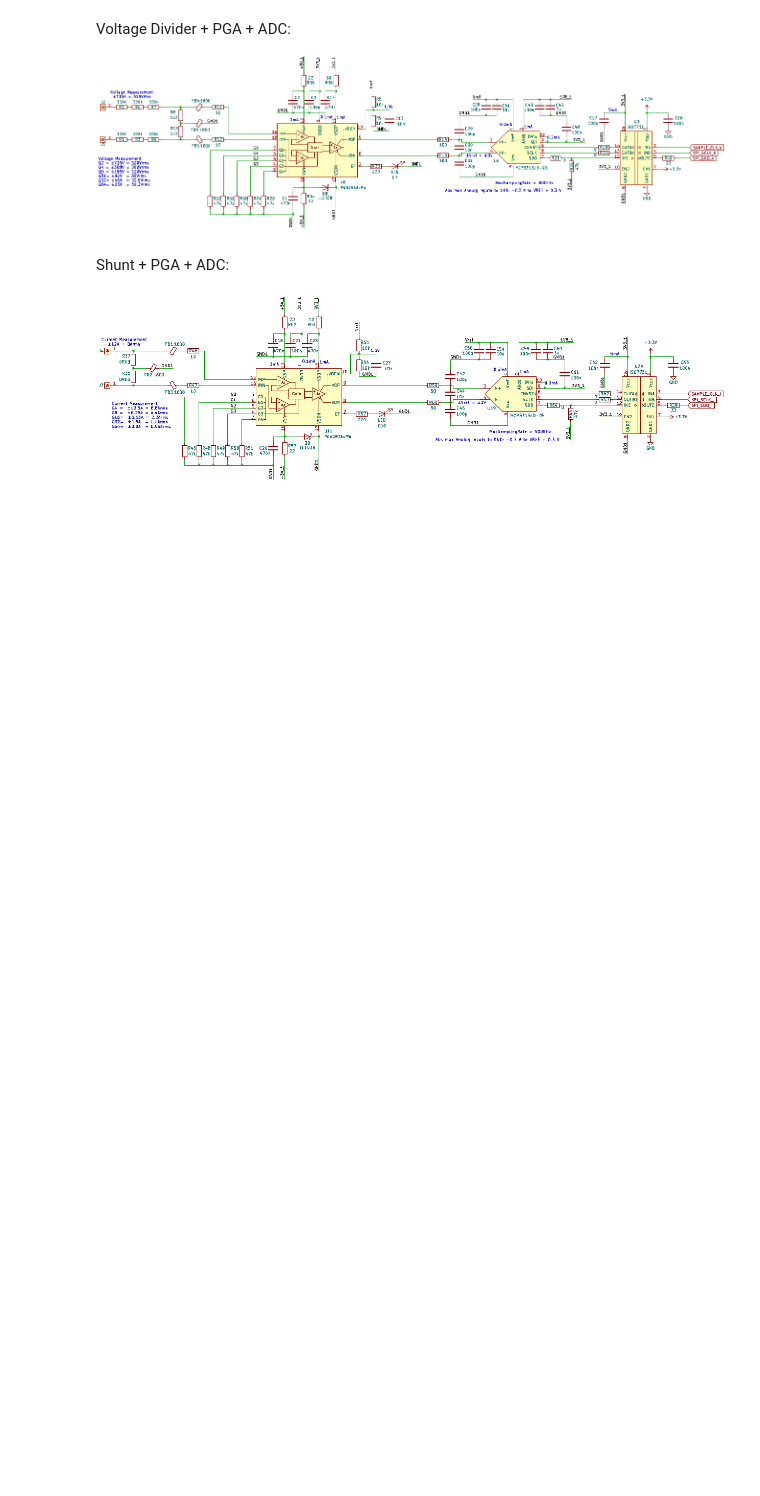
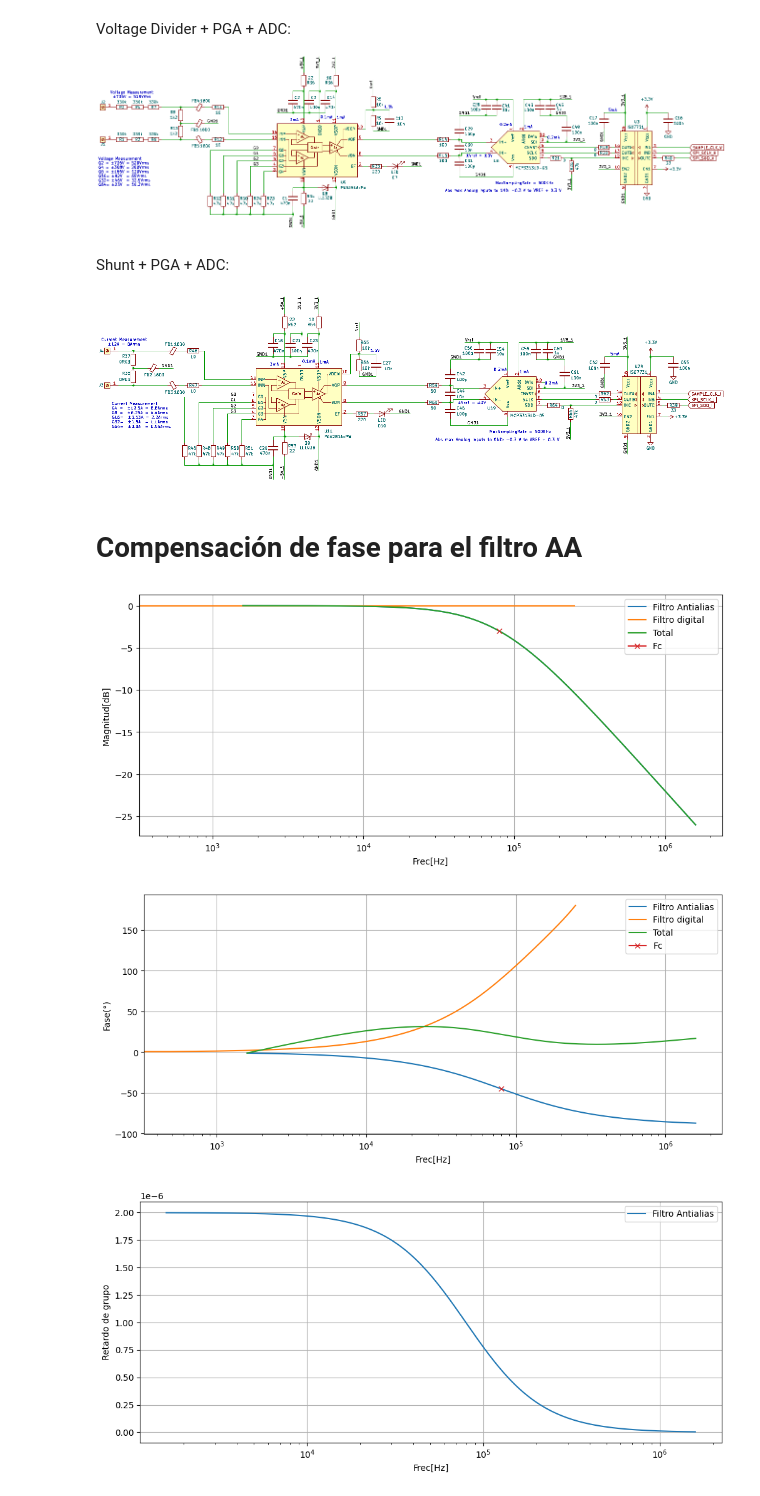
Before and after one commit to Pedroni345/TP4-ASSD-Python-GUI, a Jupyter notebook: PA.ipynb, the cells around one changed output. Saved outputs shown, nothing was run; the diff lists cells and outputs as text; code cells hidden in the pictures; blank space fills up the shorter version.

Commit message:
Added group delay compensation filter

```diff
--- a/PA.ipynb
+++ b/PA.ipynb
@@ -383,3 +383,74 @@ Shunt + PGA + ADC:
 
 
 ![image.png](embedded-picture-1)
+# %% [markdown]
+# Compensación de fase para el filtro AA
+# %%
+import numpy as np
+import matplotlib.pyplot as plt
+import scipy.signal as sp
+
+R = 100
+C = 20e-9
+fs = 500e3
+
+w0 = 1/(R*C)
+w, H_FAA = sp.freqs([1], [1/w0, 1])
+H_FAA_dB = 20*np.log10(np.abs(H_FAA))
+H_FAA_ph = np.degrees(np.angle(H_FAA))
+# Using the analytical derivative of the phase
+analog_group_delay = (1 / w0) / (1 + (w / w0)**2)
+
+# Compensador de fase como filtro digital:
+f0 = w0/(2*np.pi)
+alpha = (np.tan((np.pi*f0)/fs)-1)/(np.tan((np.pi*f0)/fs)+1)
+a = [alpha, 1.0]
+b = [1.0, alpha]
+f_z, H_COMP = sp.freqz(b, a, fs=fs)
+H_COMP_dB = 20*np.log10(np.abs(H_COMP))
+H_COMP_ph = np.degrees(np.angle(H_COMP))
+
+H_CASC = H_FAA*H_COMP[:200]
+H_CASC_dB = 20*np.log10(np.abs(H_CASC))
+H_CASC_ph = np.degrees(np.angle(H_CASC))
+
+
+plt.figure(figsize=(12,5))
+plt.plot(w/(2*np.pi), H_FAA_dB, label="Filtro Antialias")
+plt.plot(f_z, H_COMP_dB, label="Filtro digital")
+plt.plot(w/(2*np.pi), H_CASC_dB, label="Total")
+plt.plot([w0/(2*np.pi)], [-3], label="Fc", marker="x")
+plt.xlabel("Frec[Hz]")
+plt.ylabel("Magnitud[dB]")
+plt.xscale("log")
+plt.grid(True)
+plt.legend()
+plt.show()
+
+plt.figure(figsize=(12,5))
+plt.plot(w/(2*np.pi), H_FAA_ph, label="Filtro Antialias")
+plt.plot(f_z, H_COMP_ph, label="Filtro digital")
+plt.plot(w/(2*np.pi), H_CASC_ph, label="Total")
+plt.plot([w0/(2*np.pi)], [-45], label="Fc", marker="x")
+plt.xlabel("Frec[Hz]")
+plt.ylabel("Fase(°)")
+plt.xscale("log")
+plt.grid(True)
+plt.legend()
+plt.show()
+
+plt.figure(figsize=(12,5))
+plt.plot(w/(2*np.pi), analog_group_delay, label="Filtro Antialias")
+#plt.plot(f_z, H_COMP_ph, label="Filtro digital")
+#plt.plot(w/(2*np.pi), H_CASC_ph, label="Total")
+#plt.plot([w0/(2*np.pi)], [-45], label="Fc", marker="x")
+plt.xlabel("Frec[Hz]")
+plt.ylabel("Retardo de grupo")
+plt.xscale("log")
+plt.grid(True)
+plt.legend()
+plt.show()
+# %% [output]
+[figure, added]
+[figure, added]
+[figure, added]
```
Also changed, not shown: parts of 1 cell of this notebook, 3 other files.
